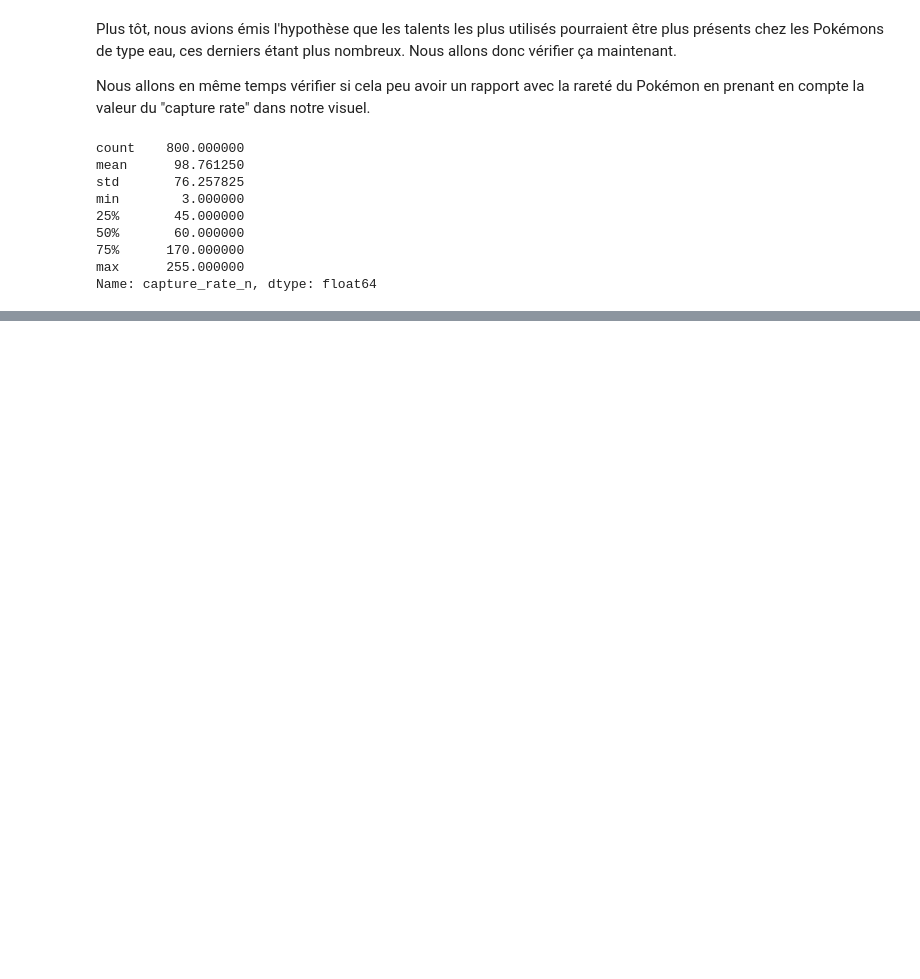
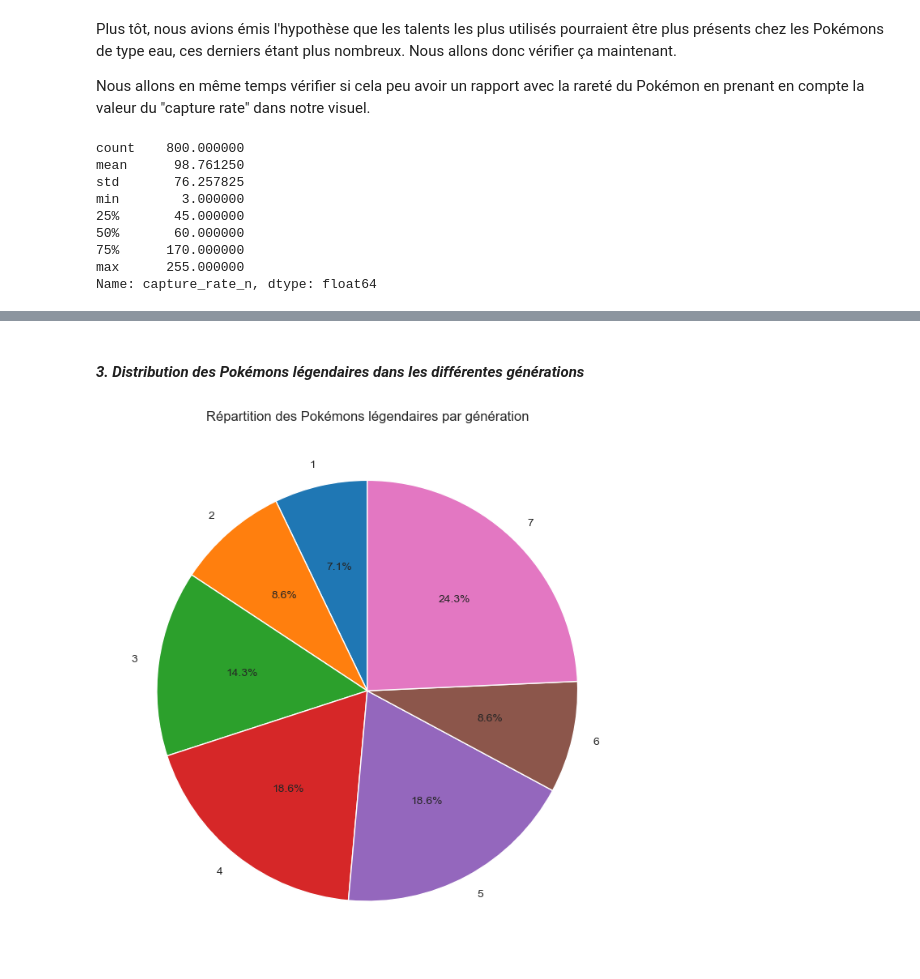
Before and after one commit to Wallblue/pokemons-stats, a Jupyter notebook: pokemon-stats.ipynb, the cells around one changed output, grey strips where cells are left out. Saved outputs shown, nothing was run; the diff lists cells and outputs as text; code cells hidden in the pictures; blank space fills up the shorter version.

```diff
--- a/pokemon-stats.ipynb
+++ b/pokemon-stats.ipynb
@@ -300,0 +296,13 @@ ValueError: cannot insert types, already exists
+# %% [markdown]
+#### *3. Distribution des Pokémons légendaires dans les différentes générations*
+# %%
+legendary_df = dataFile[dataFile["is_legendary"] == 1]
+gen_count = legendary_df['generation'].value_counts().sort_index()
+
+plt.figure(figsize=(7,7))
+plt.pie(gen_count, labels=gen_count.index, autopct='%1.1f%%', startangle=90)
+plt.title("Répartition des Pokémons légendaires par génération")
+plt.tight_layout()
+plt.show()
+# %% [output]
+[figure, added]
```
Also changed, not shown: parts of 20 cells of this notebook.
